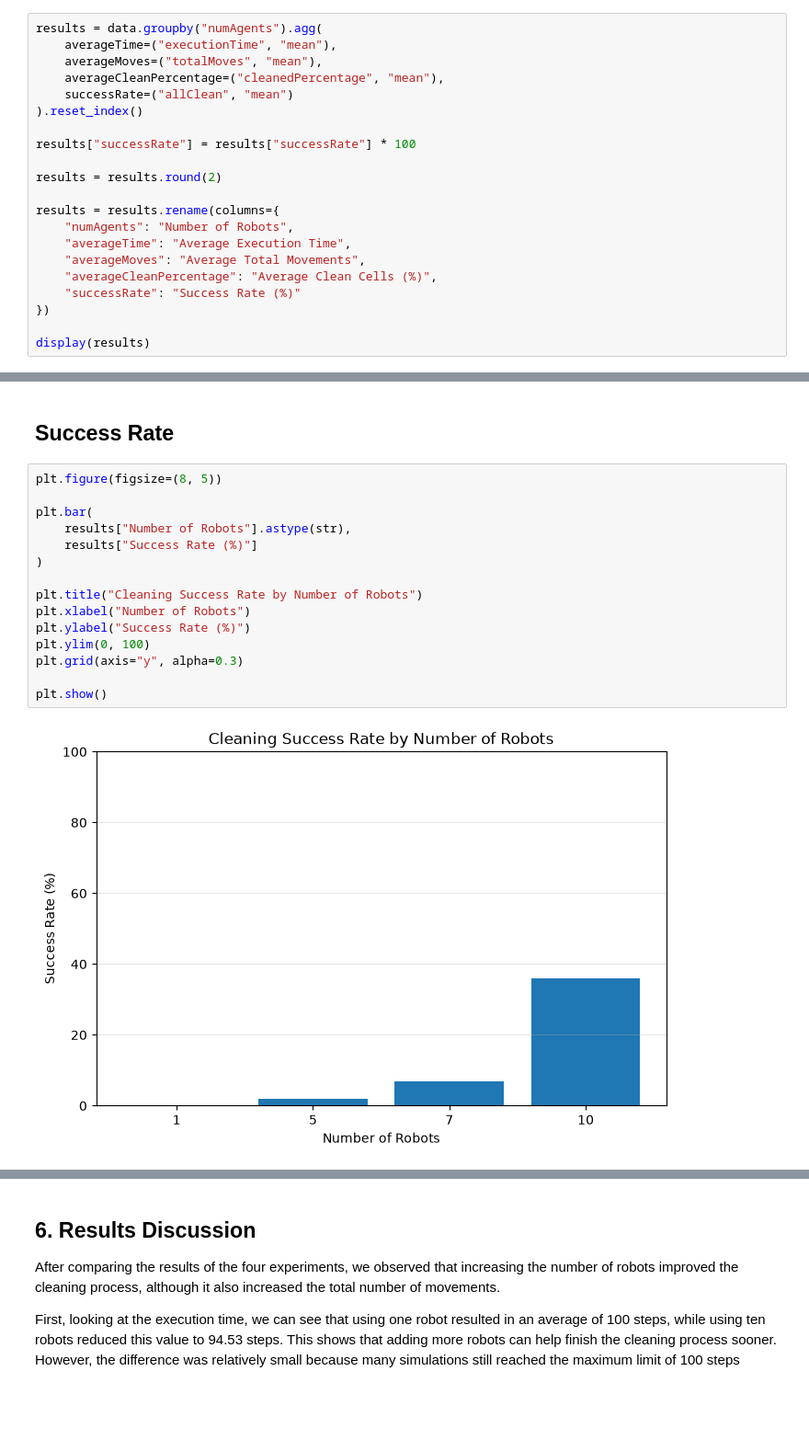
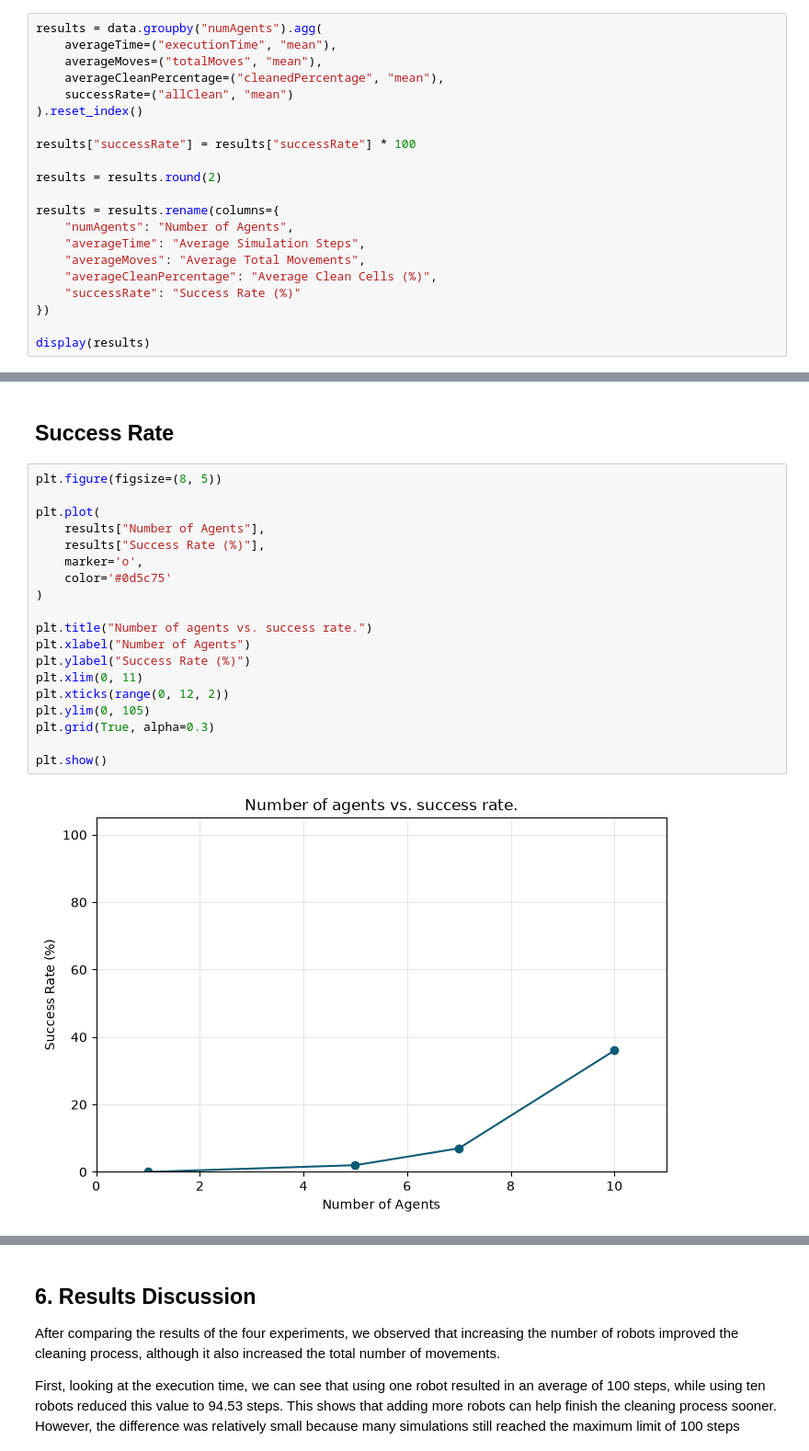
Before and after one commit to Adrisandoval2006/M1-Activity, a Jupyter notebook: Analysis.ipynb, the cells around one changed output, grey strips where cells are left out. Shown at 92% size. Cells and saved outputs as stored; diff of their text form; blank space fills up the shorter version.

```diff
--- a/Analysis.ipynb
+++ b/Analysis.ipynb
@@ -203,8 +203,8 @@ results["successRate"] = results["successRate"] * 100
 results = results.round(2)
 
 results = results.rename(columns={
-    "numAgents": "Number of Robots",
-    "averageTime": "Average Execution Time",
+    "numAgents": "Number of Agents",
+    "averageTime": "Average Simulation Steps",
     "averageMoves": "Average Total Movements",
     "averageCleanPercentage": "Average Clean Cells (%)",
     "successRate": "Success Rate (%)"
@@ -291,17 +302,21 @@ plt.show()
 # %%
 plt.figure(figsize=(8, 5))
 
-plt.bar(
-    results["Number of Robots"].astype(str),
-    results["Success Rate (%)"]
+plt.plot(
+    results["Number of Agents"],
+    results["Success Rate (%)"],
+    marker='o',
+    color='#0d5c75'
 )
 
-plt.title("Cleaning Success Rate by Number of Robots")
-plt.xlabel("Number of Robots")
+plt.title("Number of agents vs. success rate.")
+plt.xlabel("Number of Agents")
 plt.ylabel("Success Rate (%)")
-plt.ylim(0, 100)
-plt.grid(axis="y", alpha=0.3)
+plt.xlim(0, 11)
+plt.xticks(range(0, 12, 2))
+plt.ylim(0, 105)
+plt.grid(True, alpha=0.3)
 
 plt.show()
 # %% [output]
-[figure, old version]
+[figure, new version]
```
Also changed, not shown: parts of 13 cells of this notebook, 2 other files.
